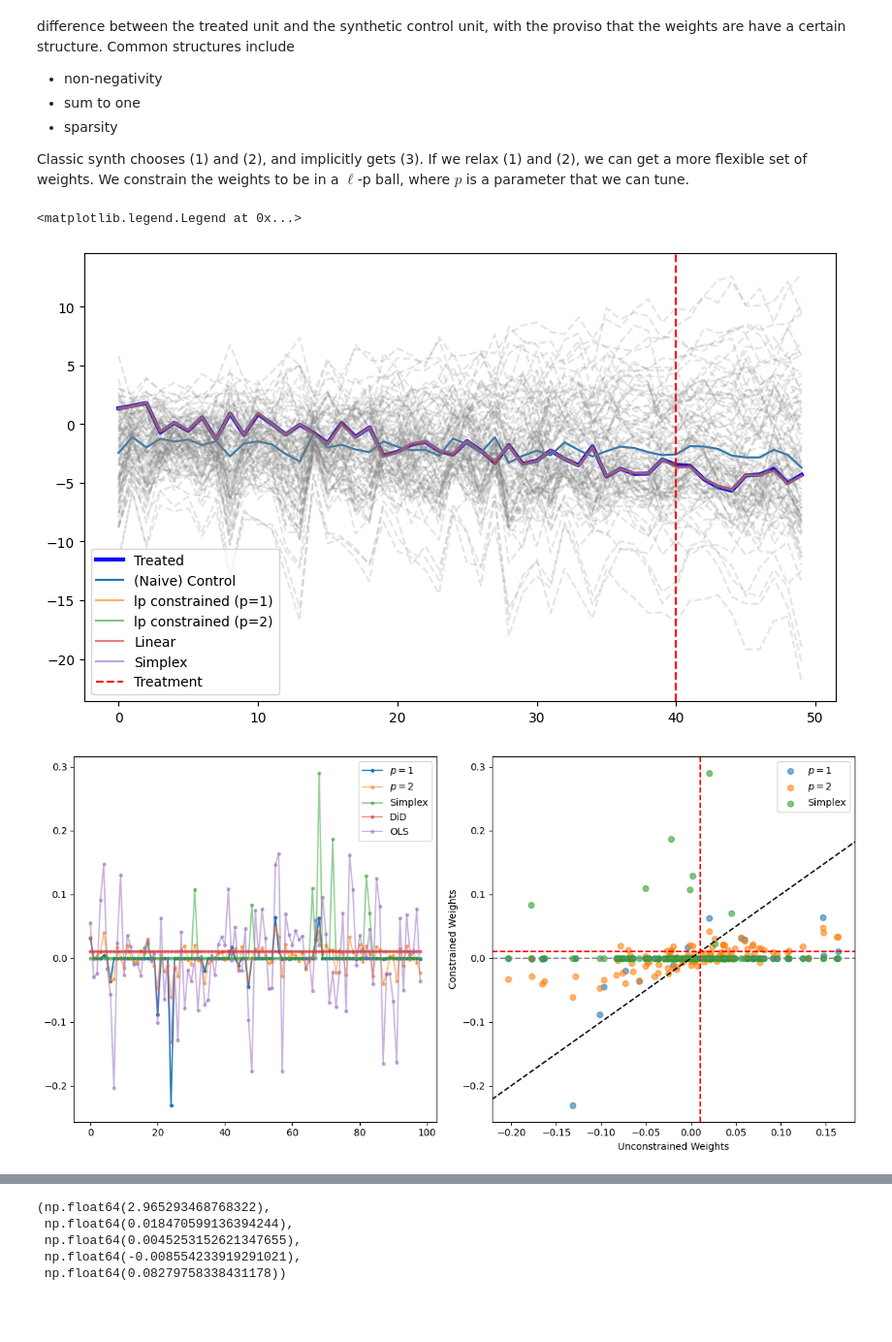
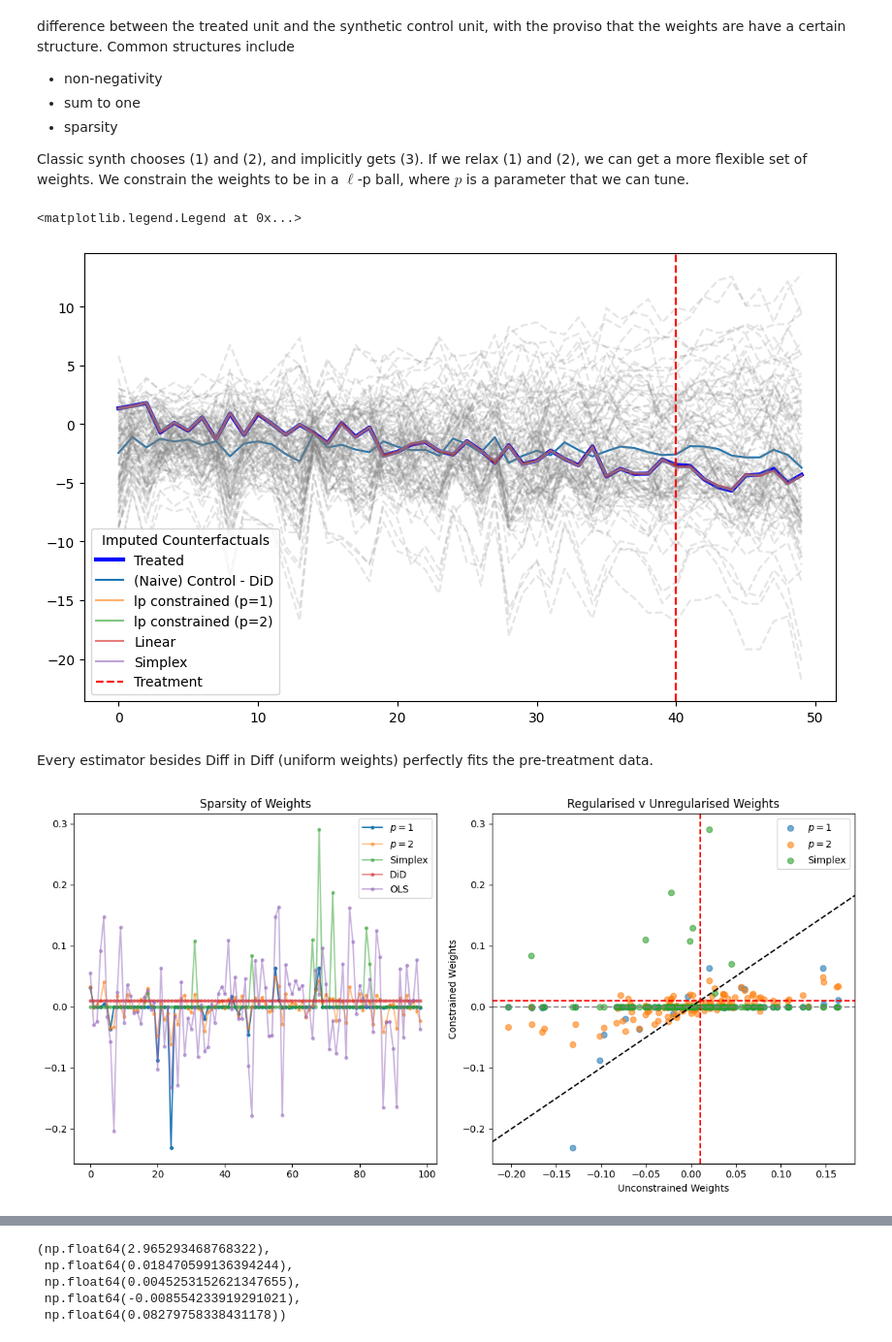
Before and after one commit to apoorvalal/pyensmallen, a Jupyter notebook: notebooks/synth.ipynb, the cells around one changed output, grey strips where cells are left out. Shown at 97% size. Drawn from its saved outputs; the diff is of its cells as text; code cells hidden in the pictures; blank space fills up the shorter version.

```diff
--- a/notebooks/synth.ipynb
+++ b/notebooks/synth.ipynb
@@ -126,7 +126,7 @@ Y_treated = Y[treated_units].mean(axis=0)
 Y_control = Y[ctrl_units]
 
 ax.plot(Y_treated, label="Treated", color="blue", linewidth=3)
-ax.plot(Y_control.mean(axis=0), label="(Naive) Control")
+ax.plot(Y_control.mean(axis=0), label="(Naive) Control - DiD")
 ax.plot(Y_control.T, alpha=0.2, color="gray", linestyle="--")
 
 ax.plot(np.dot(Y_control.T, w_opt_1), alpha=0.6, label="lp constrained (p=1)")
@@ -135,29 +135,42 @@ ax.plot(np.dot(Y_control.T, w_opt_linear), alpha=0.6, label="Linear")
 ax.plot(np.dot(Y_control.T, w_simplex), alpha=0.6, label="Simplex")
 
 ax.axvline(T_pre, color="red", linestyle="--", label="Treatment")
-ax.legend()
+ax.legend(title="Imputed Counterfactuals")
 # %% [output]
 <matplotlib.legend.Legend at 0x...>
-[figure, old version]
+[figure, new version]
+# %% [markdown]
+Every estimator besides Diff in Diff (uniform weights) perfectly fits the pre-treatment data.
 # %%
 f, ax = plt.subplots(1, 2, figsize=(12, 6))
 ax[0].plot(w_opt_1, label=r"$p=1$", marker=".")
-ax[0].plot(w_opt_2, label=r"$p=2$", marker=".", alpha = 0.5)
+ax[0].plot(w_opt_2, label=r"$p=2$", marker=".", alpha=0.5)
 ax[0].plot(w_simplex, label="Simplex", marker=".", alpha=0.5)
-ax[0].plot(np.repeat(1/Y_control.shape[0], Y_control.shape[0]), label="DiD", marker=".", alpha=0.5)
+ax[0].plot(
+    np.repeat(1 / Y_control.shape[0], Y_control.shape[0]),
+    label="DiD",
+    marker=".",
+    alpha=0.5,
+)
 ax[0].plot(w_opt_linear, label="OLS", marker=".", alpha=0.5)
 ax[0].legend()
+ax[0].set_title("Sparsity of Weights")
 ax[1].scatter(w_opt_linear, w_opt_1, alpha=0.6, label="$p=1$")
 ax[1].scatter(w_opt_linear, w_opt_2, alpha=0.6, label="$p=2$")
 ax[1].scatter(w_opt_linear, w_simplex, alpha=0.6, label="Simplex")
-ax[1].axline([w_opt_linear.min(), w_opt_linear.min()], [w_opt_linear.max(), w_opt_linear.max()],
-             color="black", linestyle="--")
-ax[1].axvline(1/Y_control.shape[0], color="red", linestyle="--")
-ax[1].axhline(1/Y_control.shape[0], color="red", linestyle="--")
+ax[1].axline(
+    [w_opt_linear.min(), w_opt_linear.min()],
+    [w_opt_linear.max(), w_opt_linear.max()],
+    color="black",
+    linestyle="--",
+)
+ax[1].axvline(1 / Y_control.shape[0], color="red", linestyle="--")
+ax[1].axhline(1 / Y_control.shape[0], color="red", linestyle="--")
 ax[1].axhline(0, color="grey", linestyle="--")
 ax[1].legend()
 ax[1].set_xlabel("Unconstrained Weights")
 ax[1].set_ylabel("Constrained Weights")
+ax[1].set_title("Regularised v Unregularised Weights")
 f.tight_layout()
 # %% [output]
-[figure, old version]
+[figure, new version]
```
Also changed, not shown: parts of 5 cells of this notebook.
